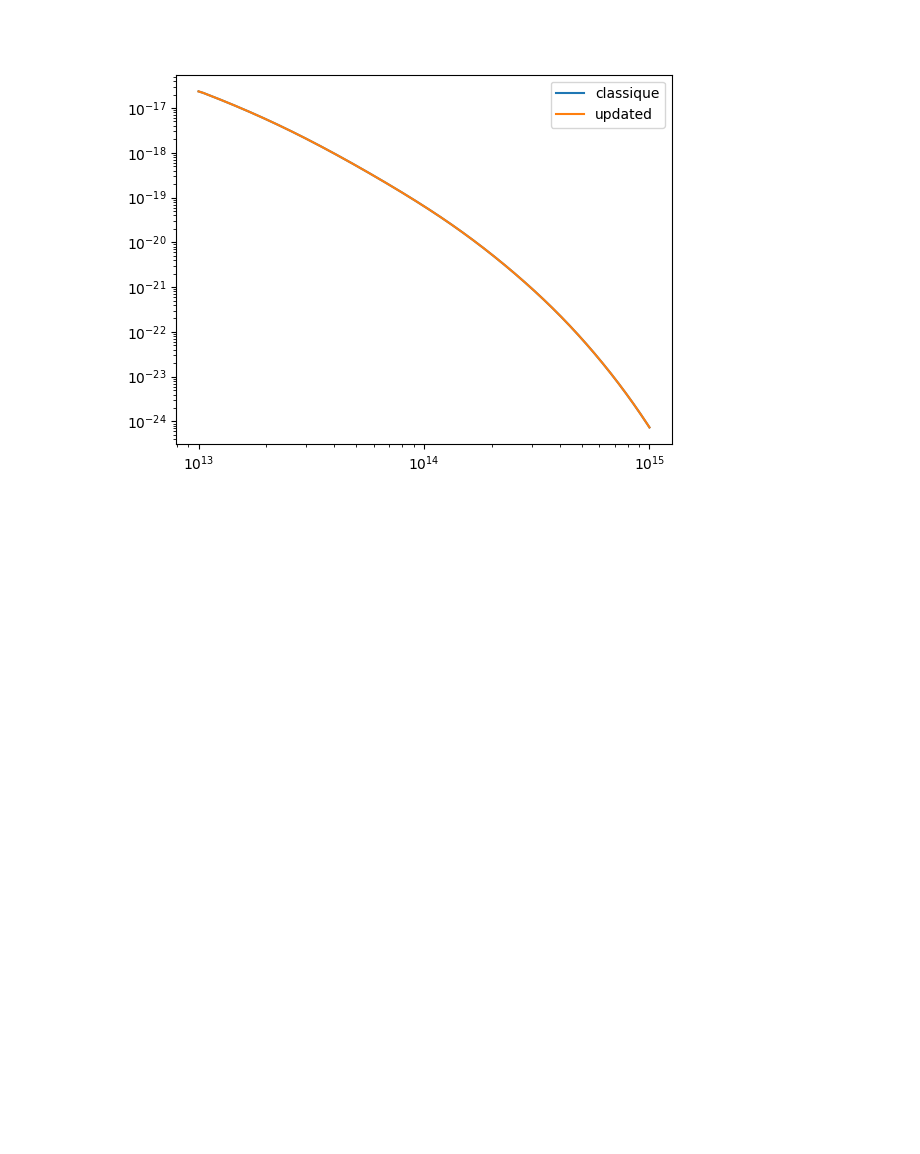
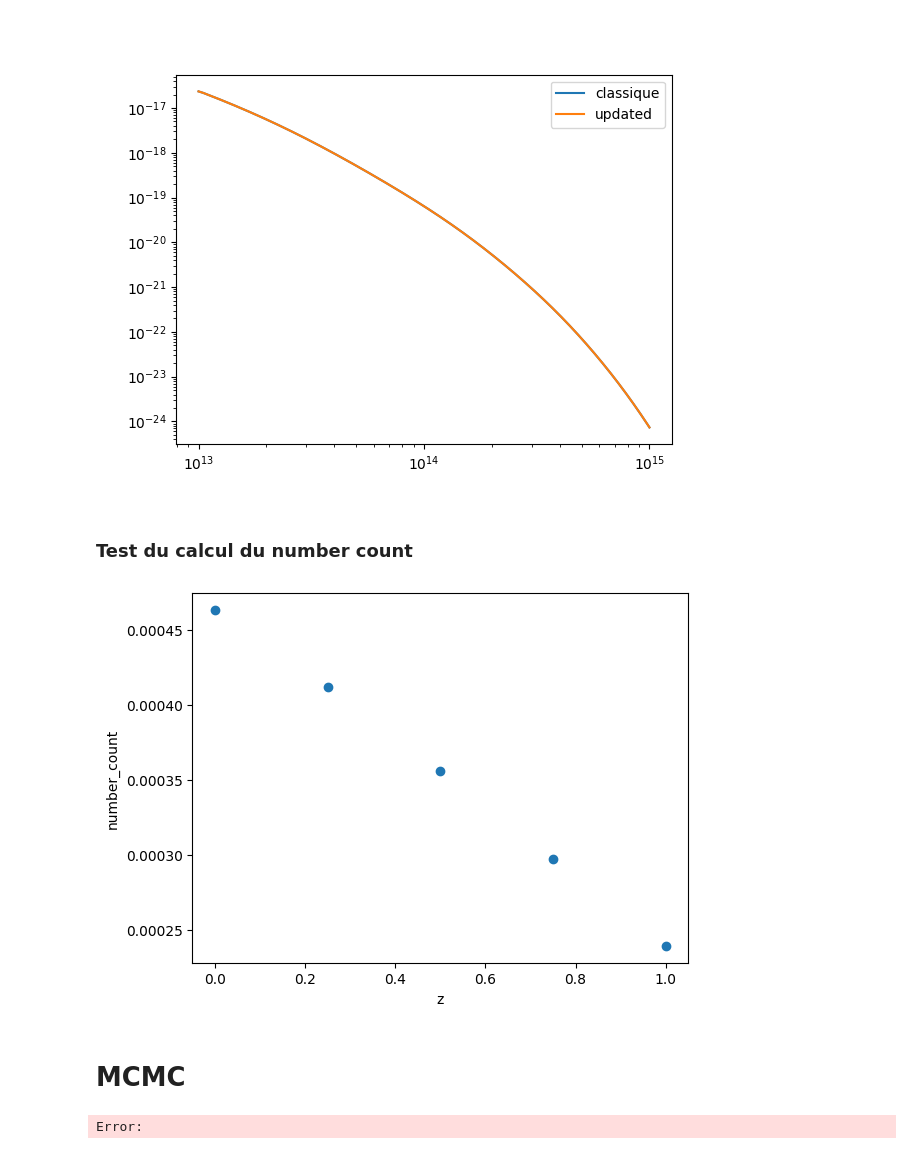
Before and after one commit to Thomas054/My_hmf, a Jupyter notebook: Test_NumberCount.ipynb, the cells around one changed output. Saved outputs shown, nothing was run; the diff lists cells and outputs as text; code cells hidden in the pictures; blank space fills up the shorter version.

```diff
--- a/Test_NumberCount.ipynb
+++ b/Test_NumberCount.ipynb
@@ -9,10 +9,10 @@ cosmo_params = {
     "H0": 70,
     "Om0": 0.294,
     "Ob0": 0.022 / 0.7**2,
+    "ns": 0.965,
+    "As": 2e-9
 }
 
-n = 0.965
-
 z = 1
 # %%
 mf1 = My_Tinker08(z=z, cosmo_params=cosmo_params)
@@ -31,3 +31,37 @@ plt.legend()
 plt.show()
 # %% [output]
 [figure]
+# %% [markdown]
+### Test du calcul du number count
+# %%
+N = 5
+zmax = 1
+# %%
+s = Study(N,zmax,cosmo_params)
+number_count = get_number_count(cosmo_params, N, zmax)
+# %%
+plt.figure()
+# plt.xscale("log")
+# plt.yscale("log")
+plt.plot(s.z, number_count, 'o')
+plt.xlabel("z")
+plt.ylabel("number_count")
+plt.show()
+# %% [output]
+[figure, added]
+# %% [markdown]
+# MCMC
+# %%
+
+
+s = Study(N,zmax, ["Om0","As"], knownpars = cosmo_params)
+s.create_artificial_data(cosmo_params)
+
+thetai = [0.4, 5e-9]
+res = s.calc_params(thetai)
+
+print("\n")
+print(f"Le vrai : {cosmo_params['Om0']}")
+print(f"Résultat : {res}")
+# %% [output]
+Error:
```
Also changed, not shown: parts of 2 cells of this notebook, 1 other file.
